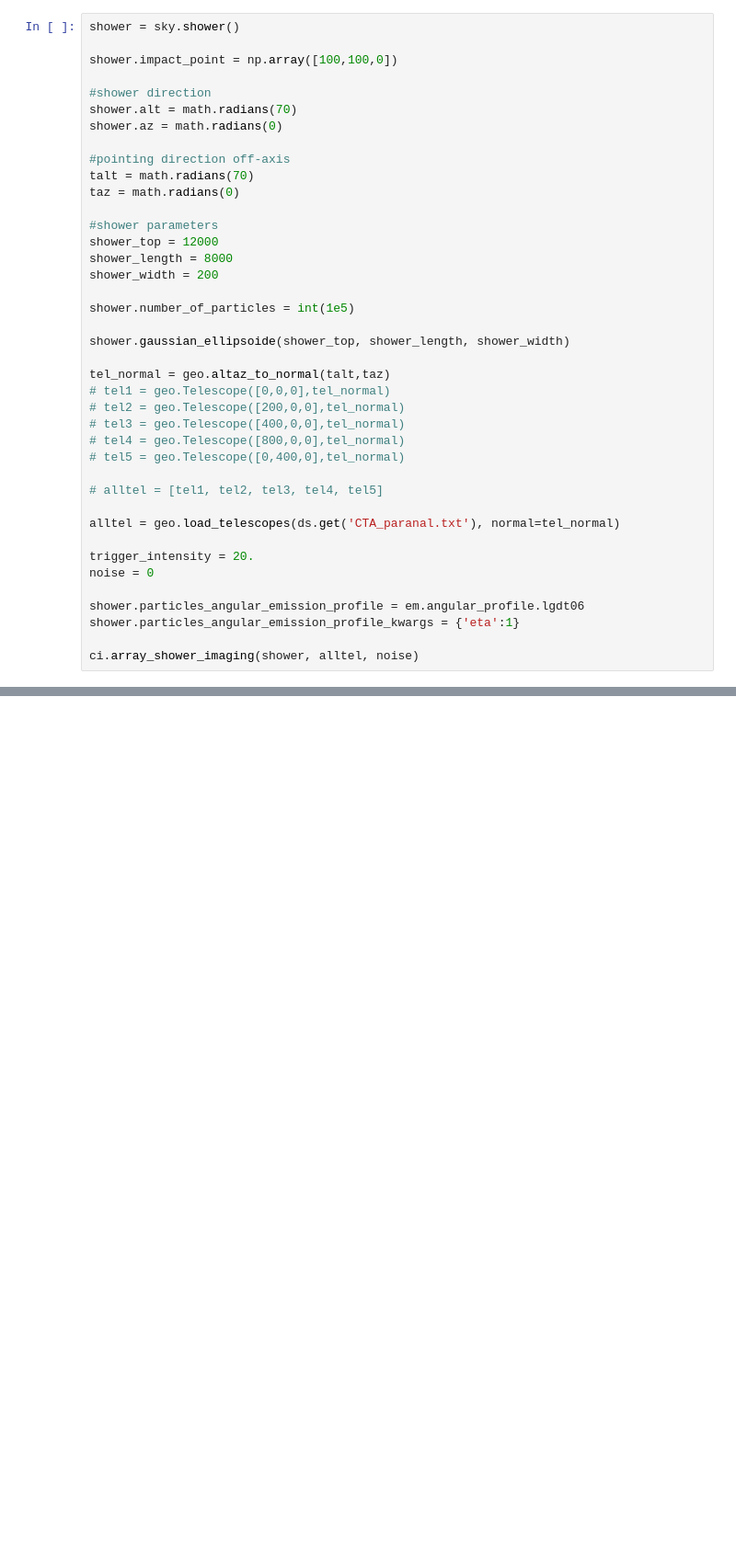
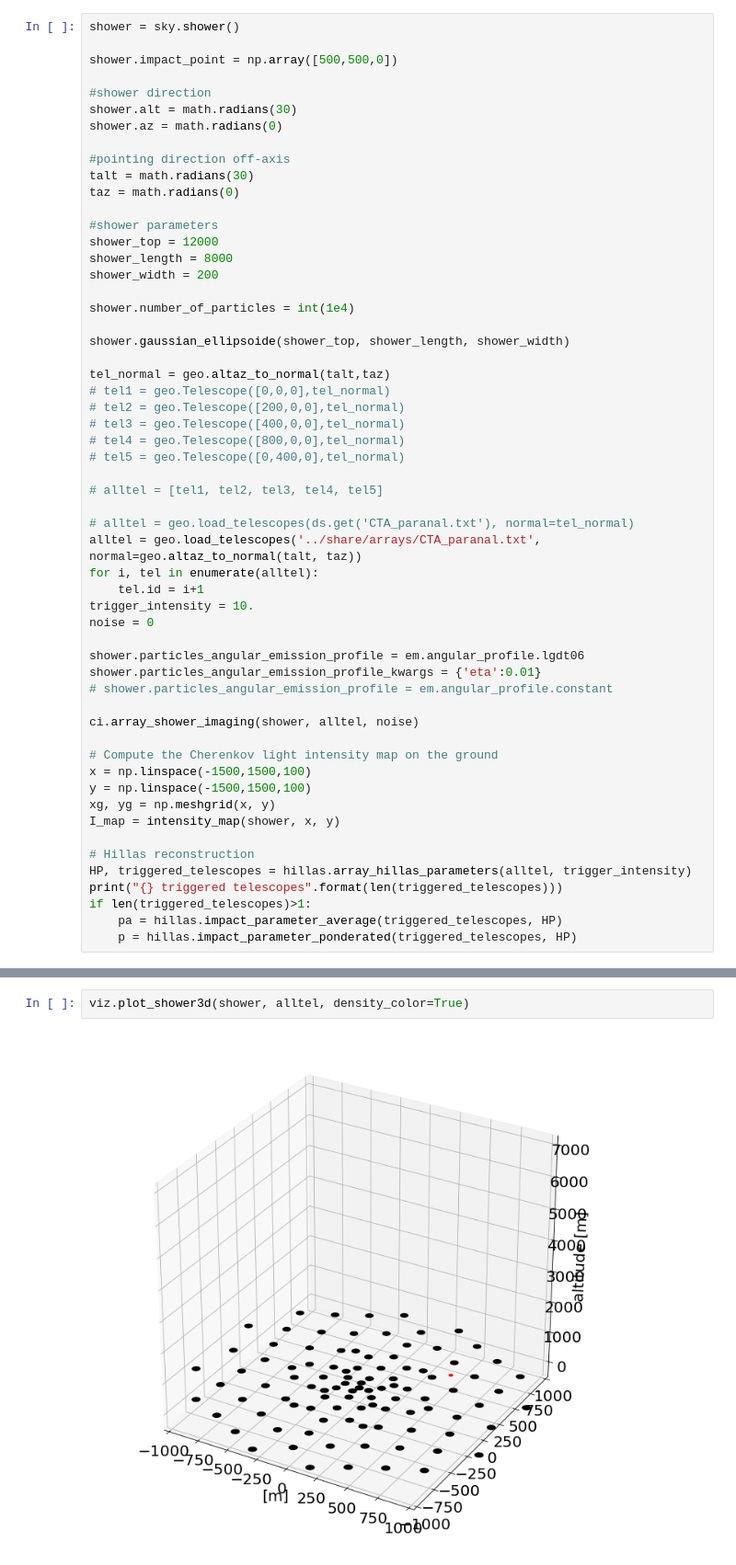
Before and after one commit to vuillaut/pschitt, a Jupyter notebook: notebooks/interactive_site.ipynb, the cells around one changed output, grey strips where cells are left out. Shown at 92% size. Drawn from its saved outputs; the diff is of its cells as text; blank space fills up the shorter version.

```diff
--- a/notebooks/interactive_site.ipynb
+++ b/notebooks/interactive_site.ipynb
@@ -21,14 +93,14 @@ matplotlib.rc('font', **font)
 # %%
 shower = sky.shower()
 
-shower.impact_point = np.array([100,100,0])
+shower.impact_point = np.array([500,500,0])
 
 #shower direction
-shower.alt = math.radians(70)
+shower.alt = math.radians(30)
 shower.az = math.radians(0)
 
 #pointing direction off-axis
-talt = math.radians(70)
+talt = math.radians(30)
 taz = math.radians(0)
 
 #shower parameters
@@ -36,7 +108,7 @@ shower_top = 12000
 shower_length = 8000
 shower_width = 200
 
-shower.number_of_particles = int(1e5)
+shower.number_of_particles = int(1e4)
 
 shower.gaussian_ellipsoide(shower_top, shower_length, shower_width)
 
@@ -49,14 +121,30 @@ tel_normal = geo.altaz_to_normal(talt,taz)
 
 # alltel = [tel1, tel2, tel3, tel4, tel5]
 
-alltel = geo.load_telescopes(ds.get('CTA_paranal.txt'), normal=tel_normal)
-
-trigger_intensity = 20.
+# alltel = geo.load_telescopes(ds.get('CTA_paranal.txt'), normal=tel_normal)
+alltel = geo.load_telescopes('../share/arrays/CTA_paranal.txt', normal=geo.altaz_to_normal(talt, taz))
+for i, tel in enumerate(alltel):
+    tel.id = i+1
+trigger_intensity = 10.
 noise = 0
 
 shower.particles_angular_emission_profile = em.angular_profile.lgdt06
-shower.particles_angular_emission_profile_kwargs = {'eta':1}
+shower.particles_angular_emission_profile_kwargs = {'eta':0.01}
+# shower.particles_angular_emission_profile = em.angular_profile.constant
 
 ci.array_shower_imaging(shower, alltel, noise)
+
+# Compute the Cherenkov light intensity map on the ground
+x = np.linspace(-1500,1500,100)
+y = np.linspace(-1500,1500,100)
+xg, yg = np.meshgrid(x, y)
+I_map = intensity_map(shower, x, y)
+
+# Hillas reconstruction
+HP, triggered_telescopes = hillas.array_hillas_parameters(alltel, trigger_intensity)
+print("{} triggered telescopes".format(len(triggered_telescopes)))
+if len(triggered_telescopes)>1:
+    pa = hillas.impact_parameter_average(triggered_telescopes, HP)
+    p = hillas.impact_parameter_ponderated(triggered_telescopes, HP)
 # %% [output]
 100 telescopes loaded
@@ -83 +157,5 @@ def plot_array(telescope_array, ax=None, **kwargs):
+# %%
+viz.plot_shower3d(shower, alltel, density_color=True)
+# %% [output]
+[figure, added]
 # %%
```
Also changed, not shown: parts of 8 cells of this notebook, 2 other files.
